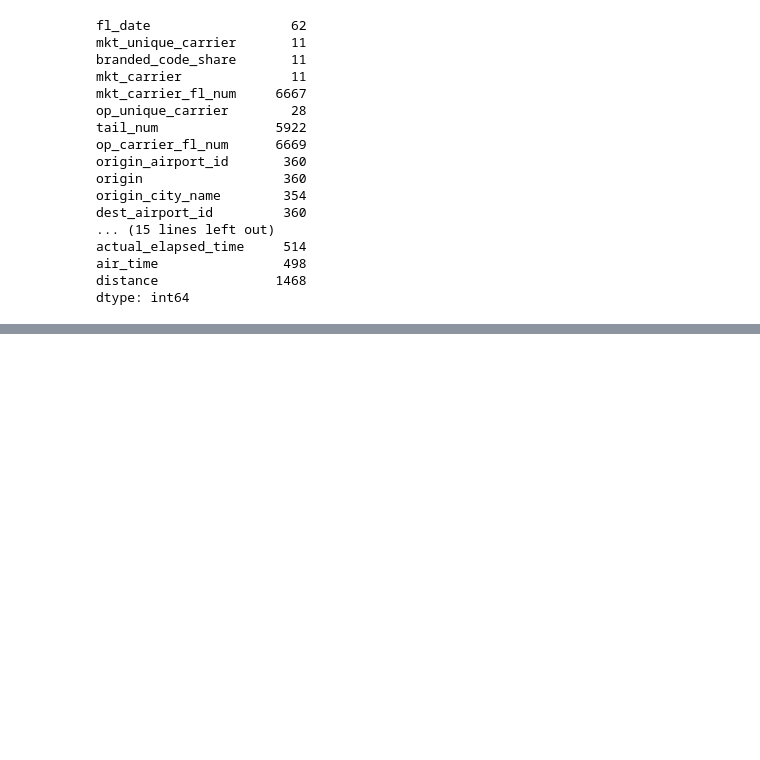
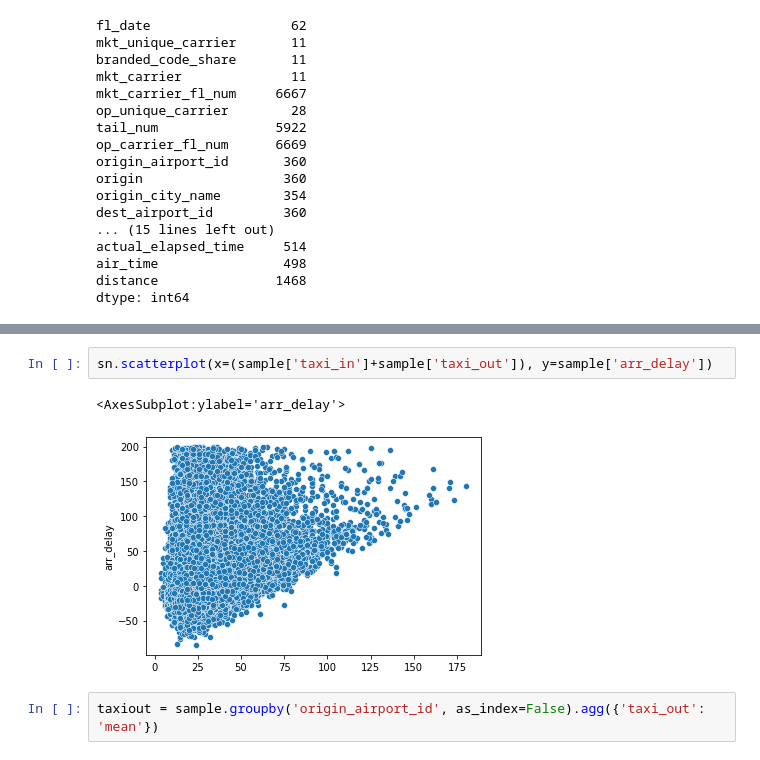
Before and after one commit to Graham-Broughton/flight_delay, a Jupyter notebook: EDA_and_preprocessing/Visualization Workbook.ipynb, the cells around one changed output, grey strips where cells are left out. Cells and saved outputs as stored; diff of their text form; blank space fills up the shorter version.

```diff
--- a/EDA_and_preprocessing/Visualization Workbook.ipynb
+++ b/EDA_and_preprocessing/Visualization Workbook.ipynb
@@ -85,0 +92,7 @@ dtype: int64
+# %%
+sn.scatterplot(x=(sample['taxi_in']+sample['taxi_out']), y=sample['arr_delay'])
+# %% [output]
+<AxesSubplot:ylabel='arr_delay'>
+[figure, added]
+# %%
+taxiout = sample.groupby('origin_airport_id', as_index=False).agg({'taxi_out': 'mean'})
```
Also changed, not shown: parts of 18 cells of this notebook, 5 other files.
